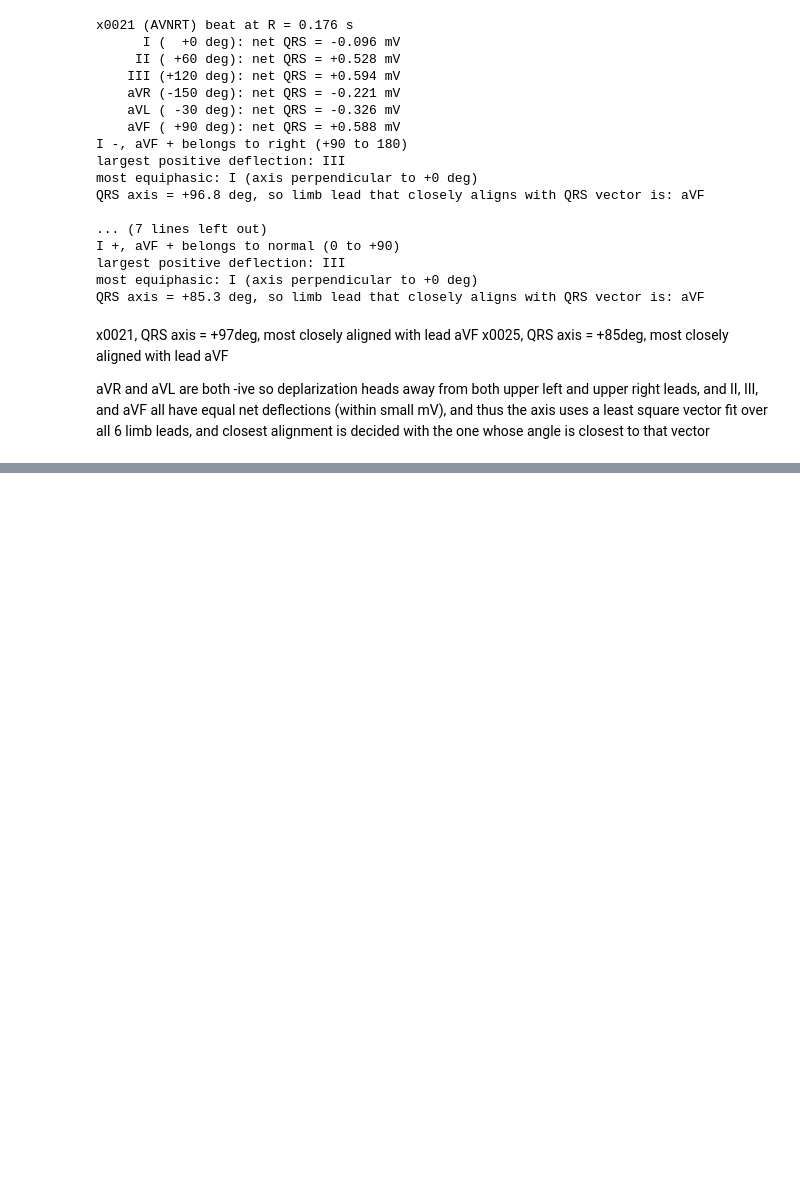
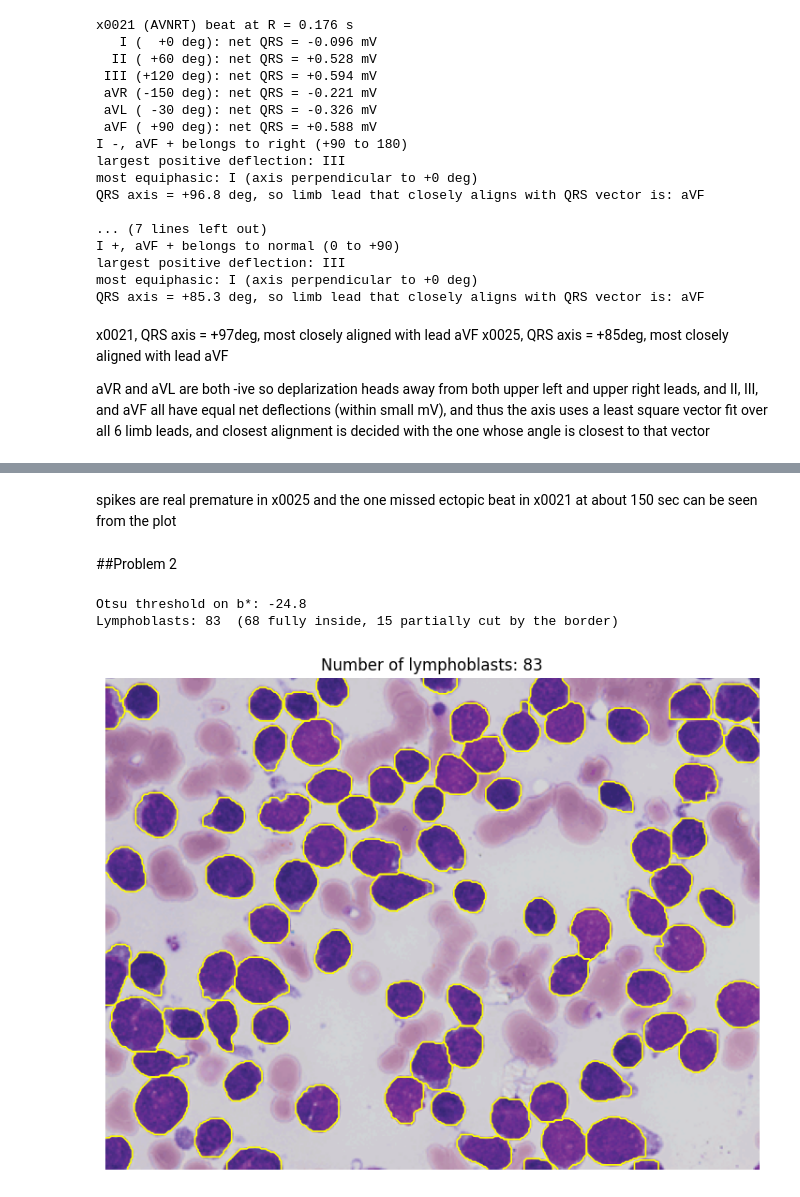
Before and after one commit to g019-expert/BMEN5801_PS1, a Jupyter notebook: BMEN5801_ps1.ipynb, the cells around one changed output, grey strips where cells are left out. Saved outputs shown, nothing was run; the diff lists cells and outputs as text; code cells hidden in the pictures; blank space fills up the shorter version.

```diff
--- a/BMEN5801_ps1.ipynb
+++ b/BMEN5801_ps1.ipynb
@@ -240,0 +240,58 @@ plt.show()
+# %% [markdown]
+spikes are real premature in x0025 and the one missed ectopic beat in x0021 at about 150 sec can be seen from the plot
+# %% [markdown]
+##Problem 2
+# %%
+# 2(a)
+#lymphoblasts are purple and rbc are pink, return # of lymphoblasts and watershed seg
+# given RGBS, so alpha is dropped
+
+from skimage import io, color, filters, measure, segmentation, feature
+
+img = io.imread(f'{DATA}/ALL_BoneMarrowSmear.png')[..., :3]
+lab = color.rgb2lab(img)
+b_star = lab[..., 2] # hist is clean bimodal
+
+# otsu on b* to separate purple cells from rbcs and the background
+t_blast = filters.threshold_otsu(b_star)
+blast_mask = filters.gaussian(b_star, sigma=1) < t_blast
+blast_mask = ndi.binary_opening(blast_mask, structure=np.ones((5, 5)))
+blast_mask = ndi.binary_fill_holes(blast_mask)
+
+# watershed
+dist = filters.gaussian(ndi.distance_transform_edt(blast_mask), sigma=1.5)
+peaks = feature.peak_local_max(dist, min_distance=9, labels=measure.label(blast_mask), exclude_border=False)
+markers = np.zeros(blast_mask.shape, dtype=int)
+markers[tuple(peaks.T)] = np.arange(1, len(peaks) + 1)
+blast_lbl = segmentation.watershed(-dist, markers, mask=blast_mask)
+
+# small fragments
+props = measure.regionprops(blast_lbl)
+med_area = np.median([p.area for p in props])
+H, W = blast_mask.shape
+def touches_border(p):
+    r0, c0, r1, c1 = p.bbox
+    return r0 == 0 or c0 == 0 or r1 == H or c1 == W
+# cells under 35% of median area are kept and down to 10% also allowed
+keep = [p.label for p in props
+        if p.area >= 0.35*med_area or (touches_border(p) and p.area >= 0.10*med_area)]
+blast_lbl = segmentation.relabel_sequential(np.where(np.isin(blast_lbl, keep), blast_lbl, 0))[0]
+n_blasts = blast_lbl.max()
+n_edge = sum(touches_border(p) for p in measure.regionprops(blast_lbl))
+
+print(f'Otsu threshold on b*: {t_blast:.1f}')
+print(f'Lymphoblasts: {n_blasts}  ({n_blasts - n_edge} fully inside, {n_edge} partially cut by the border)')
+
+fig, ax = plt.subplots(figsize=(9, 7))
+ax.imshow(img)
+for k in range(1, n_blasts + 1):
+    for c in measure.find_contours(blast_lbl == k, 0.5):
+        ax.plot(c[:, 1], c[:, 0], color='yellow', lw=1.2)
+ax.set_title(f'Number of lymphoblasts: {n_blasts}')
+ax.axis('off')
+fig.savefig(f'{RESULTS}/p2a_lymphoblasts.png', dpi=200, bbox_inches='tight')
+plt.show()
+# %% [output]
+Otsu threshold on b*: -24.8
+Lymphoblasts: 83  (68 fully inside, 15 partially cut by the border)
+[figure, added]
```
Also changed, not shown: parts of 15 cells of this notebook.
